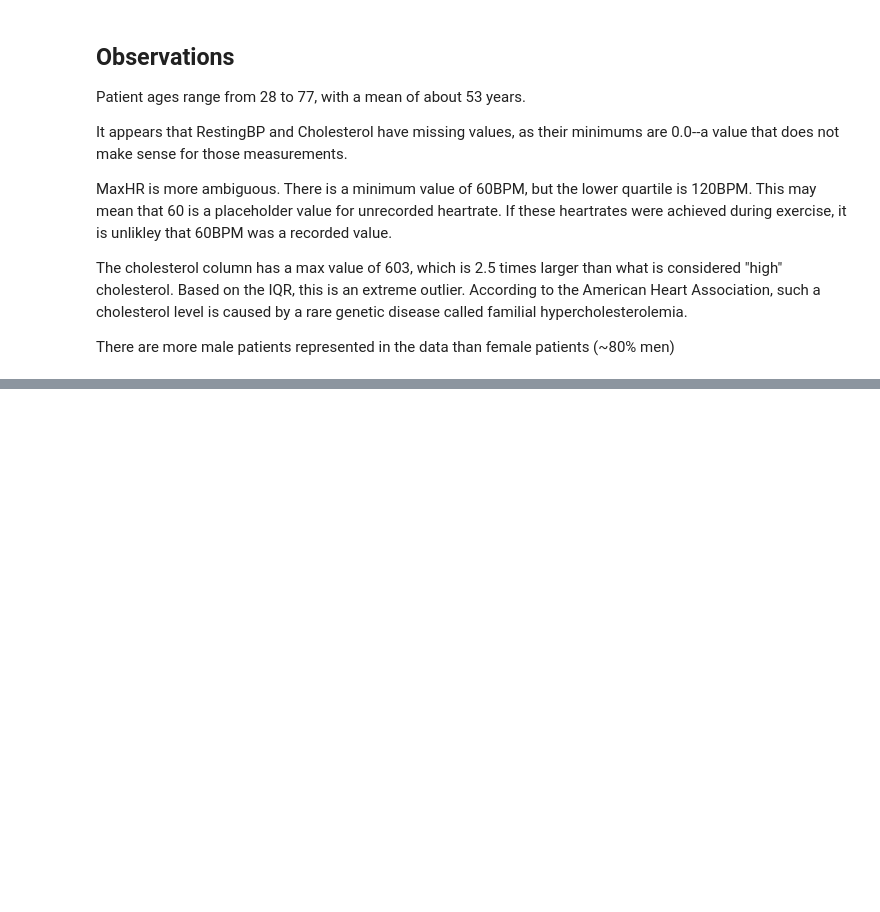
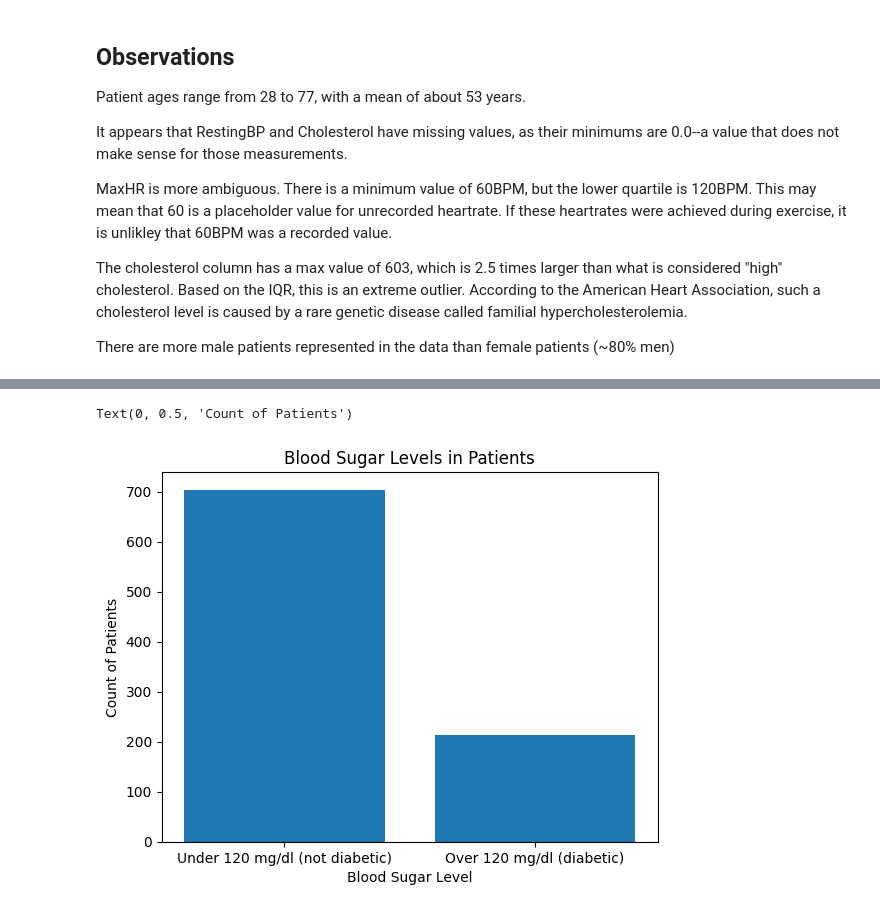
Before and after one commit to madisonli19/cvd-forecasting, a Jupyter notebook: exploration.ipynb, the cells around one changed output, grey strips where cells are left out. Drawn from its saved outputs; the diff is of its cells as text; code cells hidden in the pictures; blank space fills up the shorter version.

```diff
--- a/exploration.ipynb
+++ b/exploration.ipynb
@@ -86,0 +92,11 @@ Text(0, 0.5, 'Count of Patients')
+# %%
+mapping = {'0': 'Under 120 mg/dl (not diabetic)', '1': 'Over 120 mg/dl (diabetic)'}
+data = df['FastingBS'].replace(mapping).value_counts().to_dict()
+
+plt.bar(data.keys(), data.values())
+plt.title('Blood Sugar Levels in Patients')
+plt.xlabel('Blood Sugar Level')
+plt.ylabel('Count of Patients')
+# %% [output]
+Text(0, 0.5, 'Count of Patients')
+[figure, added]
```
Also changed, not shown: parts of 5 cells of this notebook.
